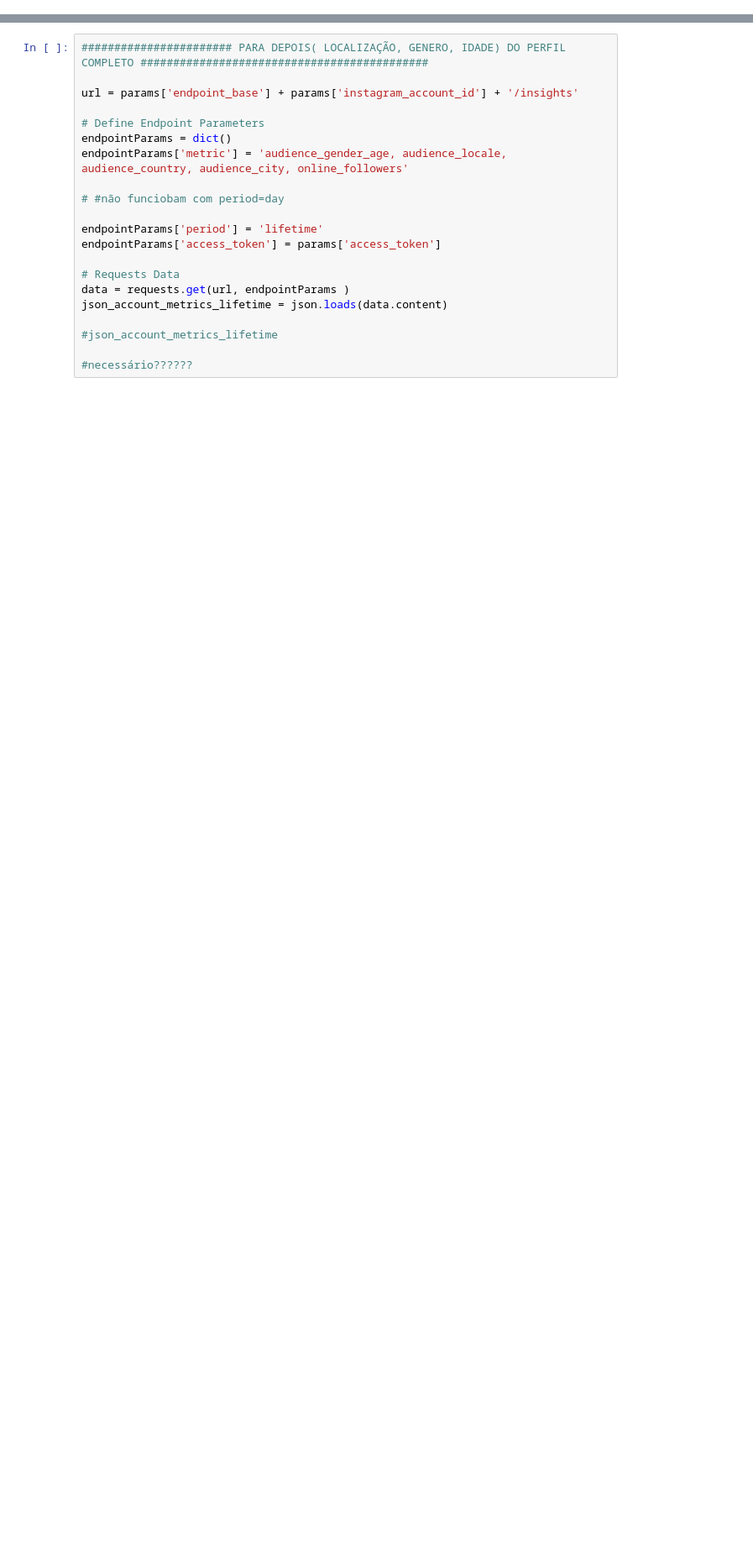
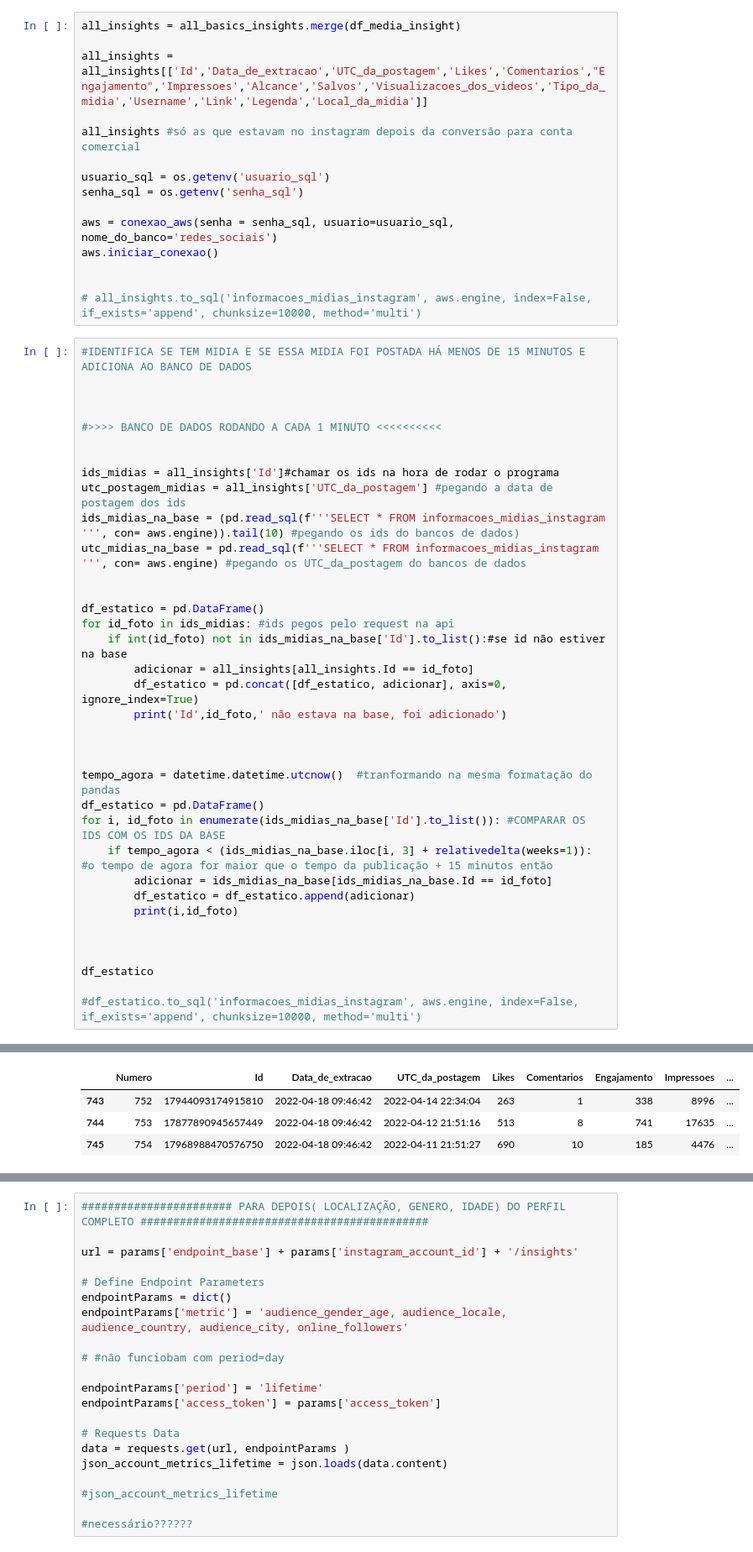
Before and after one commit to viniciusvianavieira/Edufinance, a Jupyter notebook: ApiInstagram/ApiTesteInstagram.ipynb, the cells around one changed output, grey strips where cells are left out. Shown: that part at 84% size. Cells and saved outputs as stored; diff of their text form; blank space fills up the shorter version.

```diff
--- a/ApiInstagram/ApiTesteInstagram.ipynb
+++ b/ApiInstagram/ApiTesteInstagram.ipynb
@@ -246,0 +192,52 @@ all_insights #só as que estavam no instagram depois da conversão para conta co
+# %%
+all_insights = all_basics_insights.merge(df_media_insight)
+
+all_insights = all_insights[['Id','Data_de_extracao','UTC_da_postagem','Likes','Comentarios',"Engajamento",'Impressoes','Alcance','Salvos','Visualizacoes_dos_videos','Tipo_da_midia','Username','Link','Legenda','Local_da_midia']]
+
+all_insights #só as que estavam no instagram depois da conversão para conta comercial
+
+usuario_sql = os.getenv('usuario_sql')
+senha_sql = os.getenv('senha_sql')
+
+aws = conexao_aws(senha = senha_sql, usuario=usuario_sql, nome_do_banco='redes_sociais')
+aws.iniciar_conexao()
+
+
+# all_insights.to_sql('informacoes_midias_instagram', aws.engine, index=False, if_exists='append', chunksize=10000, method='multi')
+# %%
+#IDENTIFICA SE TEM MIDIA E SE ESSA MIDIA FOI POSTADA HÁ MENOS DE 15 MINUTOS E ADICIONA AO BANCO DE DADOS
+
+
+
+#>>>> BANCO DE DADOS RODANDO A CADA 1 MINUTO <<<<<<<<<<
+
+
+ids_midias = all_insights['Id']#chamar os ids na hora de rodar o programa
+utc_postagem_midias = all_insights['UTC_da_postagem'] #pegando a data de postagem dos ids
+ids_midias_na_base = (pd.read_sql(f'''SELECT * FROM informacoes_midias_instagram ''', con= aws.engine)).tail(10) #pegando os ids do bancos de dados)
+utc_midias_na_base = pd.read_sql(f'''SELECT * FROM informacoes_midias_instagram ''', con= aws.engine) #pegando os UTC_da_postagem do bancos de dados
+
+
+df_estatico = pd.DataFrame()
+for id_foto in ids_midias: #ids pegos pelo request na api
+    if int(id_foto) not in ids_midias_na_base['Id'].to_list():#se id não estiver na base
+        adicionar = all_insights[all_insights.Id == id_foto]
+        df_estatico = pd.concat([df_estatico, adicionar], axis=0, ignore_index=True)
+        print('Id',id_foto,' não estava na base, foi adicionado')
+
+
+
+tempo_agora = datetime.datetime.utcnow()  #tranformando na mesma formatação do pandas
+df_estatico = pd.DataFrame()
+for i, id_foto in enumerate(ids_midias_na_base['Id'].to_list()): #COMPARAR OS IDS COM OS IDS DA BASE
+    if tempo_agora < (ids_midias_na_base.iloc[i, 3] + relativedelta(weeks=1)): #o tempo de agora for maior que o tempo da publicação + 15 minutos então
+        adicionar = ids_midias_na_base[ids_midias_na_base.Id == id_foto]
+        df_estatico = df_estatico.append(adicionar)
+        print(i,id_foto)
+
+
+
+df_estatico
+
+#df_estatico.to_sql('informacoes_midias_instagram', aws.engine, index=False, if_exists='append', chunksize=10000, method='multi')
+# %% [output]
@@ -247,3 +247,7 @@ all_insights #só as que estavam no instagram depois da conversão para conta co
+|  | Numero | Id | Data_de_extracao | UTC_da_postagem | Likes | Comentarios | Engajamento | Impressoes | ... |
+| 743 | 752 | 17944093174915810 | 2022-04-18 09:46:42 | 2022-04-14 22:34:04 | 263 | 1 | 338 | 8996 | ... |
+| 744 | 753 | 17877890945657449 | 2022-04-18 09:46:42 | 2022-04-12 21:51:16 | 513 | 8 | 741 | 17635 | ... |
+| 745 | 754 | 17968988470576750 | 2022-04-18 09:46:42 | 2022-04-11 21:51:27 | 690 | 10 | 185 | 4476 | ... |
 # %%
 #https://developers.facebook.com/docs/instagram-api/reference/ig-user/insights
 
```
Also changed, not shown: parts of 15 cells of this notebook, 8 other files.
